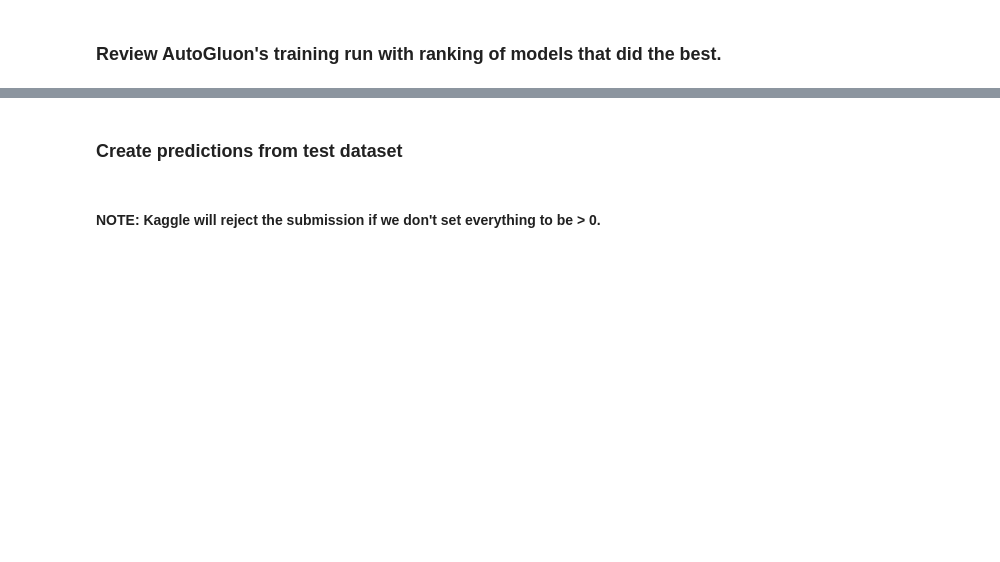
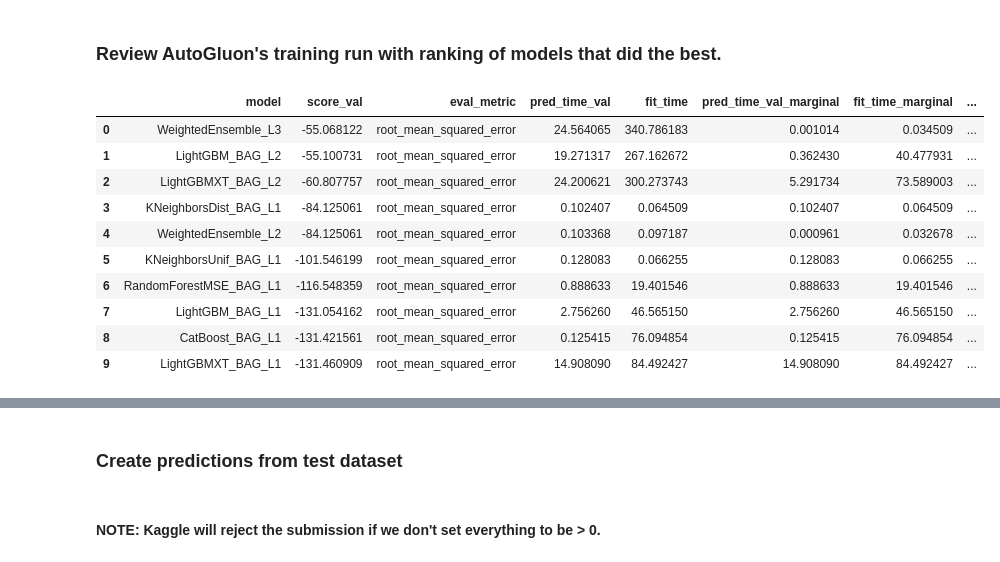
Before and after one commit to florabelas1/cd0385-project-starter, a Jupyter notebook: project/project-template.ipynb, the cells around one changed output, grey strips where cells are left out. Saved outputs shown, nothing was run; the diff lists cells and outputs as text; code cells hidden in the pictures; blank space fills up the shorter version.

```diff
--- a/project/project-template.ipynb
+++ b/project/project-template.ipynb
@@ -183,0 +182,12 @@ predictor = TabularPredictor(?).fit(?)
+# %%
+train_data = train
+train_data = train_data.drop(columns=["casual", "registered"])
+# %%
+predictor = TabularPredictor(
+    label="count",
+    eval_metric="root_mean_squared_error"
+).fit(
+    train_data,
+    time_limit=600,
+    presets="best_quality"
+)
@@ -184,4 +293,18 @@ predictor = TabularPredictor(?).fit(?)
 # %% [markdown]
 ### Review AutoGluon's training run with ranking of models that did the best.
+# %%
+predictor.leaderboard(silent=True)
+# %% [output]
+|  | model | score_val | eval_metric | pred_time_val | fit_time | pred_time_val_marginal | fit_time_marginal | ... |
+| 0 | WeightedEnsemble_L3 | -55.068122 | root_mean_squared_error | 24.564065 | 340.786183 | 0.001014 | 0.034509 | ... |
+| 1 | LightGBM_BAG_L2 | -55.100731 | root_mean_squared_error | 19.271317 | 267.162672 | 0.362430 | 40.477931 | ... |
+| 2 | LightGBMXT_BAG_L2 | -60.807757 | root_mean_squared_error | 24.200621 | 300.273743 | 5.291734 | 73.589003 | ... |
+| 3 | KNeighborsDist_BAG_L1 | -84.125061 | root_mean_squared_error | 0.102407 | 0.064509 | 0.102407 | 0.064509 | ... |
+| 4 | WeightedEnsemble_L2 | -84.125061 | root_mean_squared_error | 0.103368 | 0.097187 | 0.000961 | 0.032678 | ... |
+| 5 | KNeighborsUnif_BAG_L1 | -101.546199 | root_mean_squared_error | 0.128083 | 0.066255 | 0.128083 | 0.066255 | ... |
+| 6 | RandomForestMSE_BAG_L1 | -116.548359 | root_mean_squared_error | 0.888633 | 19.401546 | 0.888633 | 19.401546 | ... |
+| 7 | LightGBM_BAG_L1 | -131.054162 | root_mean_squared_error | 2.756260 | 46.565150 | 2.756260 | 46.565150 | ... |
+| 8 | CatBoost_BAG_L1 | -131.421561 | root_mean_squared_error | 0.125415 | 76.094854 | 0.125415 | 76.094854 | ... |
+| 9 | LightGBMXT_BAG_L1 | -131.460909 | root_mean_squared_error | 14.908090 | 84.492427 | 14.908090 | 84.492427 | ... |
 # %%
 predictor.fit_summary()
```
Also changed, not shown: parts of 3 cells of this notebook.
